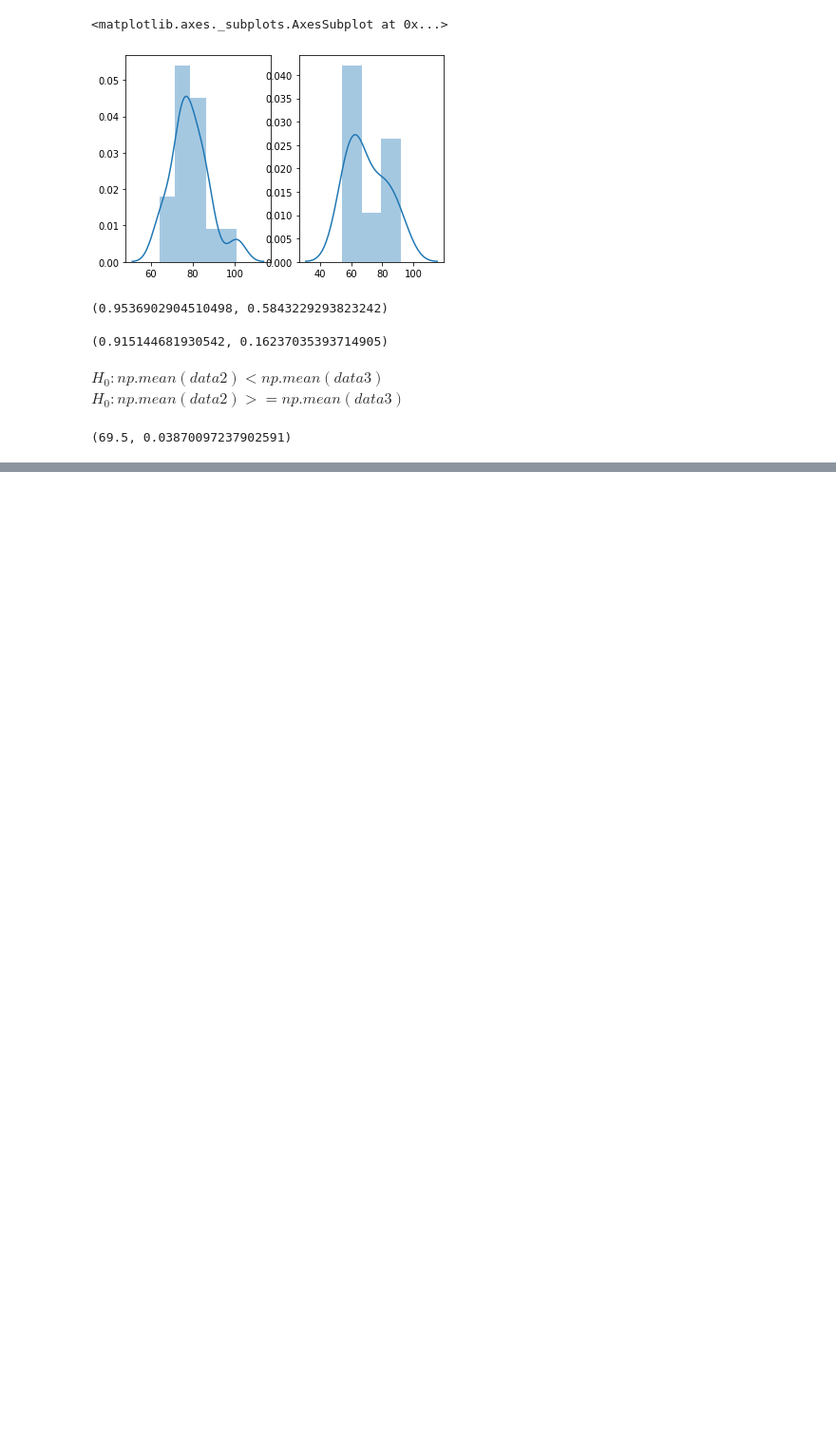
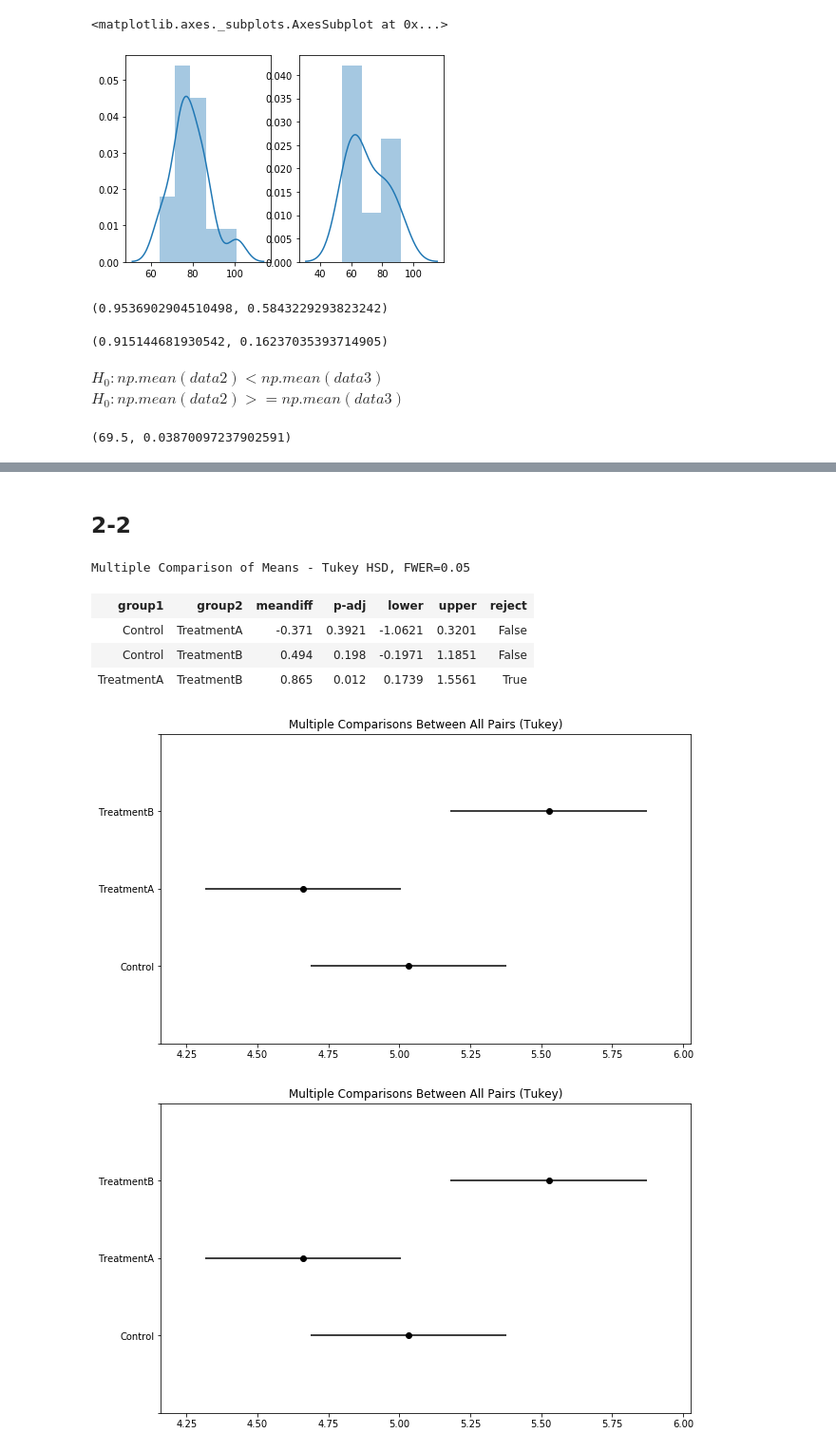
Before and after one commit to longfengpili/statsintro_python, a Jupyter notebook: 第八章、练习题.ipynb, the cells around one changed output, grey strips where cells are left out. Shown at 95% size. Saved outputs shown, nothing was run; the diff lists cells and outputs as text; code cells hidden in the pictures; blank space fills up the shorter version.

```diff
--- a/第八章、练习题.ipynb
+++ b/第八章、练习题.ipynb
@@ -65,0 +68,32 @@ tval, p
+# %%
+data4 = DataFrame([['Control', 4.17],
+['Control', 5.58],
+['Control', 5.18],
+['Control', 6.11],
+['Control', 4.5],
+['Control', 4.61],
+['Control', 5.17],
+['Control', 4.53],
+['Control', 5.33],
+['Control', 5.14],
+['TreatmentA', 4.81],
+['TreatmentA', 4.17],
+['TreatmentA', 4.41],
+['TreatmentA', 3.59],
+['TreatmentA', 5.87],
+['TreatmentA', 3.83],
+['TreatmentA', 6.03],
+['TreatmentA', 4.89],
+['TreatmentA', 4.32],
+['TreatmentA', 4.69],
+['TreatmentB', 6.31],
+['TreatmentB', 5.12],
+['TreatmentB', 5.54],
+['TreatmentB', 5.5],
+['TreatmentB', 5.37],
+['TreatmentB', 5.29],
+['TreatmentB', 4.92],
+['TreatmentB', 6.15],
+['TreatmentB', 5.8],
+['TreatmentB', 5.26]], columns=['group', 'weight'])
+data4
@@ -65,0 +153,14 @@ tval, p
+# %% [markdown]
+## 2-2
+# %%
+mc = MultiComparison(data4['weight'], data4['group'])
+mc.tukeyhsd().summary()
+mc.tukeyhsd().plot_simultaneous()
+# %% [output]
+Multiple Comparison of Means - Tukey HSD, FWER=0.05
+| group1 | group2 | meandiff | p-adj | lower | upper | reject |
+| Control | TreatmentA | -0.371 | 0.3921 | -1.0621 | 0.3201 | False |
+| Control | TreatmentB | 0.494 | 0.198 | -0.1971 | 1.1851 | False |
+| TreatmentA | TreatmentB | 0.865 | 0.012 | 0.1739 | 1.5561 | True |
+[figure, added]
+[figure, added]
```
Also changed, not shown: parts of 15 cells of this notebook, 1 other file.
